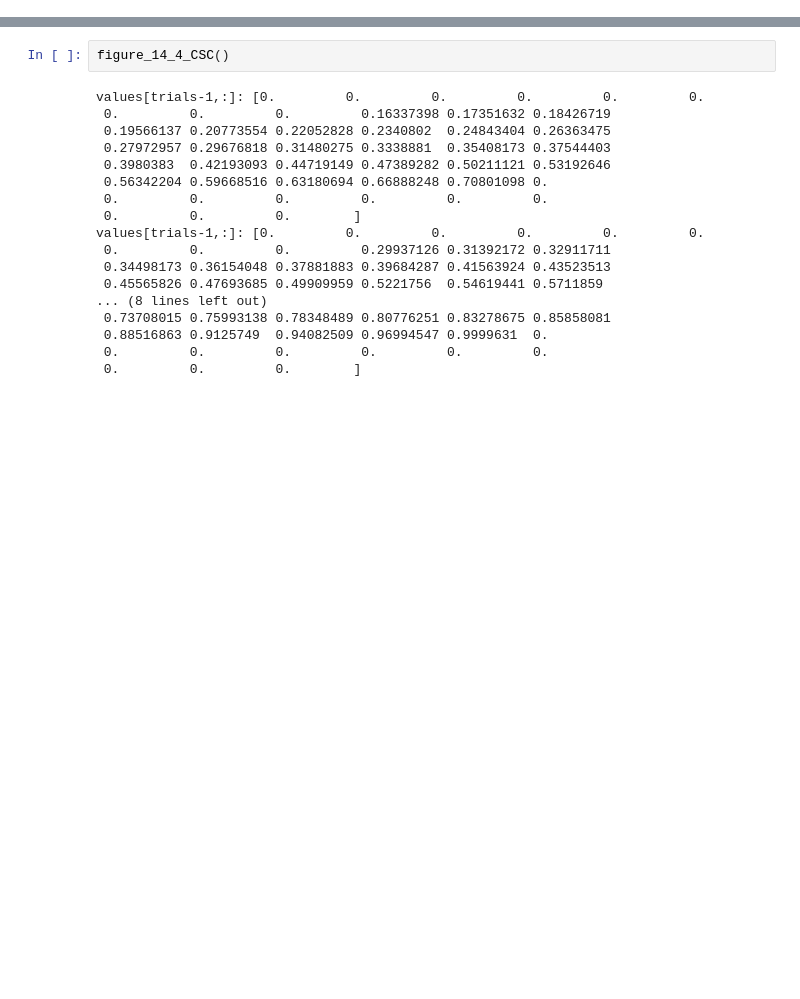
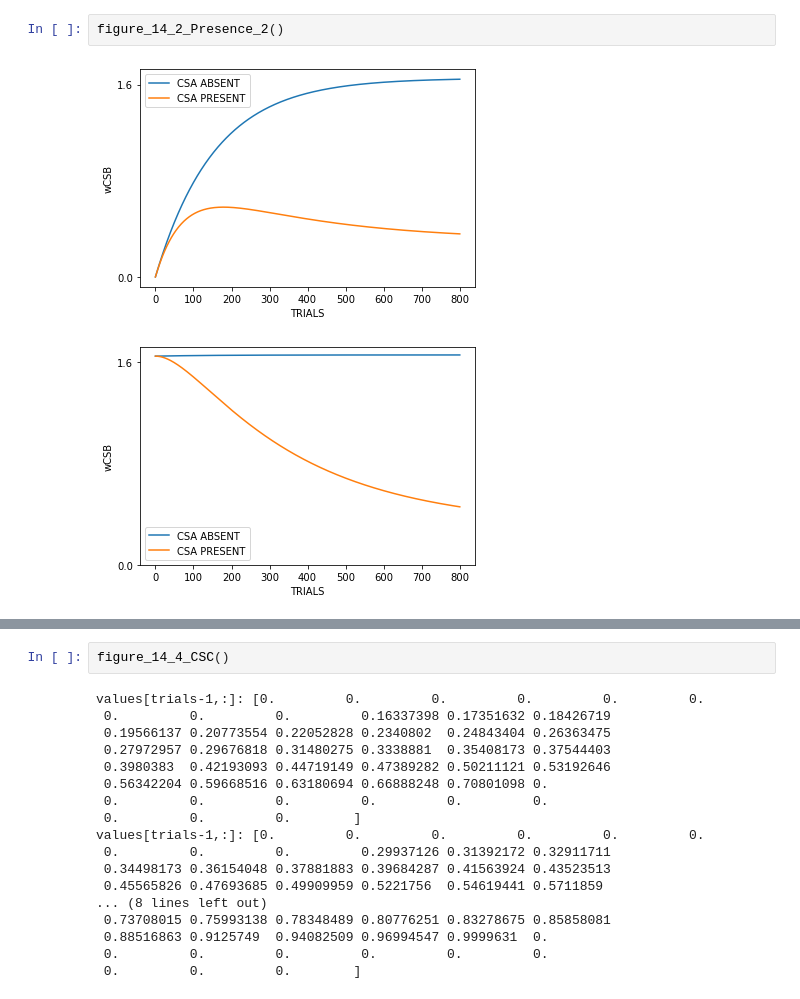
Before and after one commit to RongpingZhou/Classical_Conditioning, a Jupyter notebook: chapter14_paper.ipynb, the cells around one changed output, grey strips where cells are left out. Saved outputs shown, nothing was run; the diff lists cells and outputs as text; blank space fills up the shorter version.

```diff
--- a/chapter14_paper.ipynb
+++ b/chapter14_paper.ipynb
@@ -28,0 +291,5 @@ def TD_Eligibility_Trace(gamma, lambd, alpha, S, n_time_steps, n_nums, n_compone
+# %%
+figure_14_2_Presence_2()
+# %% [output]
+[figure, added]
+[figure, added]
```
Also changed, not shown: parts of 13 cells of this notebook, 1 other file.
